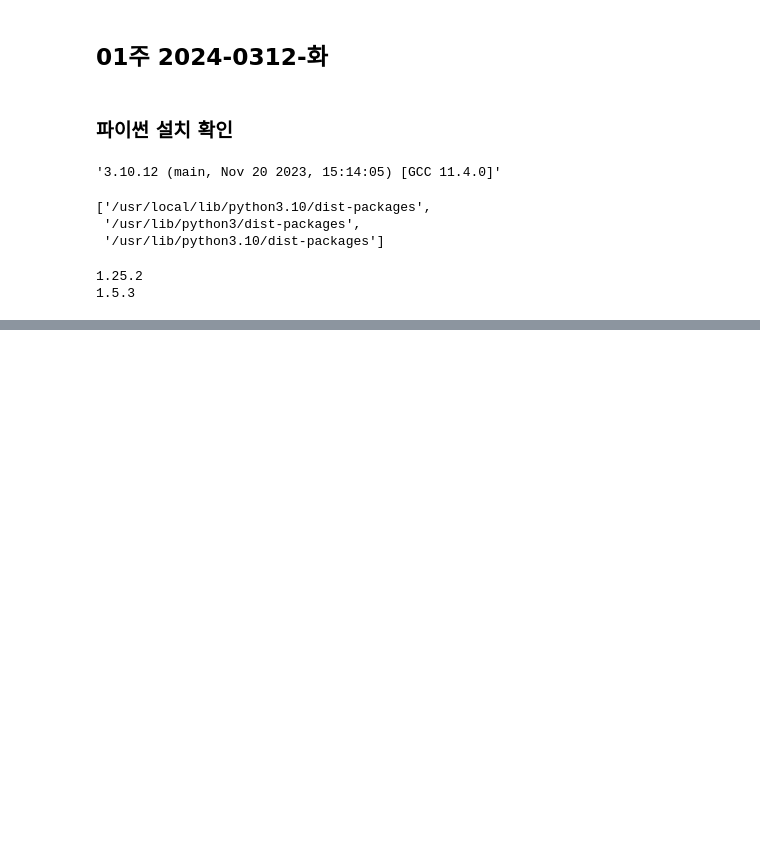
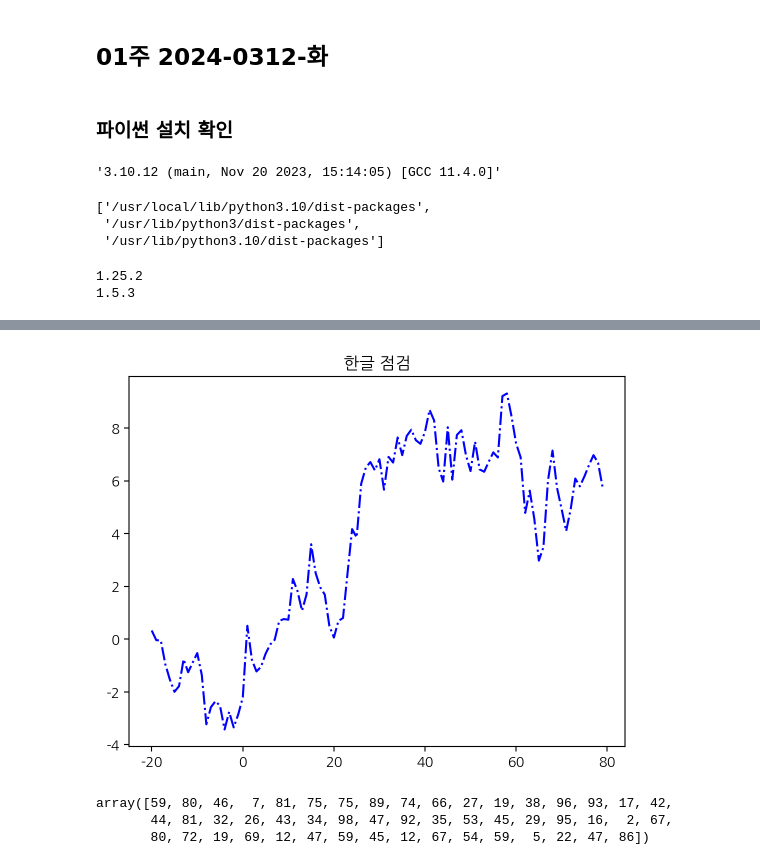
Before and after one commit to ai7dnn/2024-1-my-BDA, a Jupyter notebook: inclass/01w_0312_tue_bigdata_basic.ipynb, the cells around one changed output, grey strips where cells are left out. Drawn from its saved outputs; the diff is of its cells as text; code cells hidden in the pictures; blank space fills up the shorter version.

```diff
--- a/inclass/01w_0312_tue_bigdata_basic.ipynb
+++ b/inclass/01w_0312_tue_bigdata_basic.ipynb
@@ -29,0 +68,12 @@ print(pd.__version__)
+# %%
+plt.plot(range(-20, 80), np.random.randn(100).cumsum(), 'b-.')
+plt.title('한글 점검');
+# %% [output]
+[figure, added]
+# %%
+x = np.random.randint(1, 100, 50)
+x
+# %% [output]
+array([59, 80, 46,  7, 81, 75, 75, 89, 74, 66, 27, 19, 38, 96, 93, 17, 42,
+       44, 81, 32, 26, 43, 34, 98, 47, 92, 35, 53, 45, 29, 95, 16,  2, 67,
+       80, 72, 19, 69, 12, 47, 59, 45, 12, 67, 54, 59,  5, 22, 47, 86])
```
Also changed, not shown: parts of 15 cells of this notebook.
